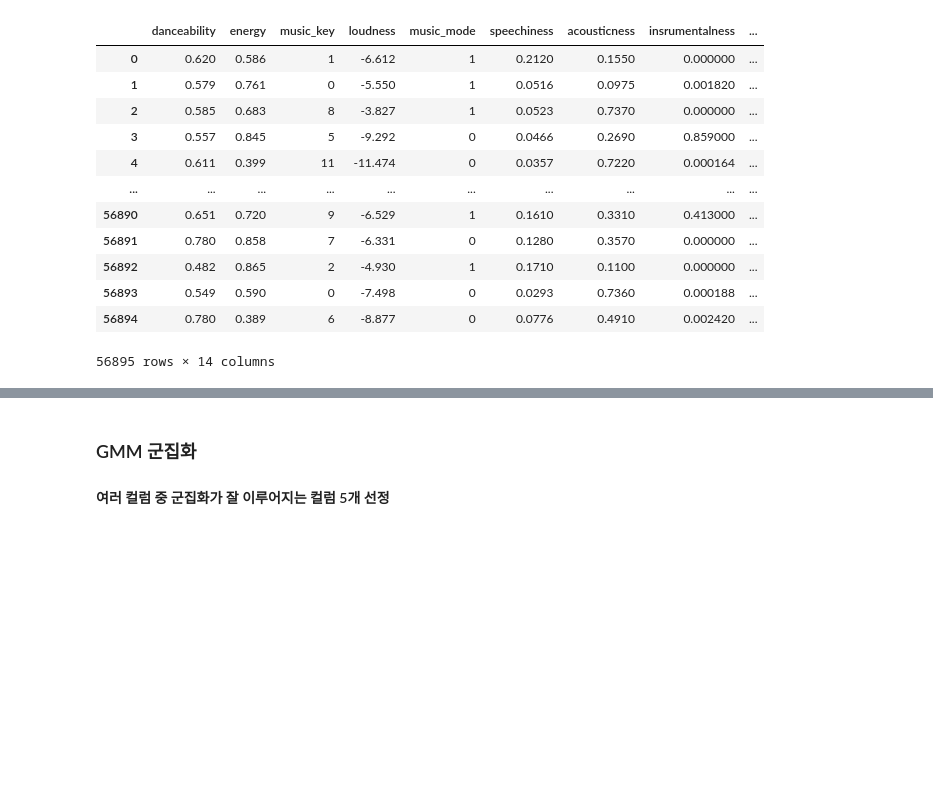
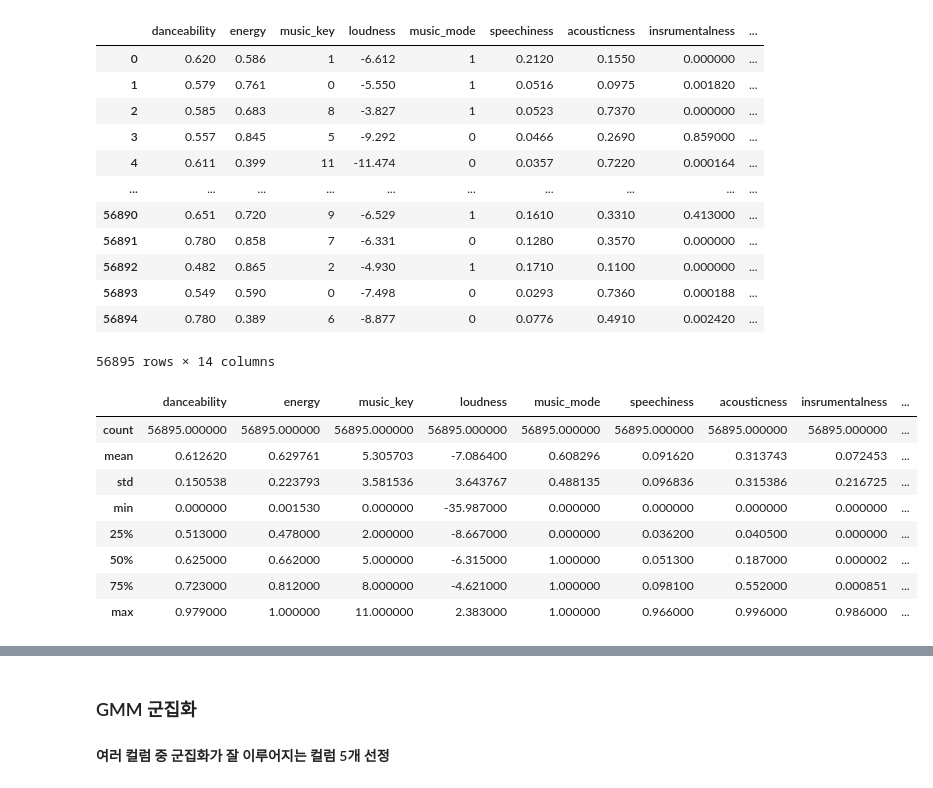
Before and after one commit to YOOHYUNJUNE/music_rec_GMM, a Jupyter notebook: code.ipynb, the cells around one changed output, grey strips where cells are left out. Cells and saved outputs as stored; diff of their text form; code cells hidden in the pictures; blank space fills up the shorter version.

```diff
--- a/code.ipynb
+++ b/code.ipynb
@@ -27,3 +27,15 @@ df
 | 56893 | 0.549 | 0.590 | 0 | -7.498 | 0 | 0.0293 | 0.7360 | 0.000188 | ... |
 | 56894 | 0.780 | 0.389 | 6 | -8.877 | 0 | 0.0776 | 0.4910 | 0.002420 | ... |
 56895 rows × 14 columns
+# %%
+df.describe()
+# %% [output]
+|  | danceability | energy | music_key | loudness | music_mode | speechiness | acousticness | insrumentalness | ... |
+| count | 56895.000000 | 56895.000000 | 56895.000000 | 56895.000000 | 56895.000000 | 56895.000000 | 56895.000000 | 56895.000000 | ... |
+| mean | 0.612620 | 0.629761 | 5.305703 | -7.086400 | 0.608296 | 0.091620 | 0.313743 | 0.072453 | ... |
+| std | 0.150538 | 0.223793 | 3.581536 | 3.643767 | 0.488135 | 0.096836 | 0.315386 | 0.216725 | ... |
+| min | 0.000000 | 0.001530 | 0.000000 | -35.987000 | 0.000000 | 0.000000 | 0.000000 | 0.000000 | ... |
+| 25% | 0.513000 | 0.478000 | 2.000000 | -8.667000 | 0.000000 | 0.036200 | 0.040500 | 0.000000 | ... |
+| 50% | 0.625000 | 0.662000 | 5.000000 | -6.315000 | 1.000000 | 0.051300 | 0.187000 | 0.000002 | ... |
+| 75% | 0.723000 | 0.812000 | 8.000000 | -4.621000 | 1.000000 | 0.098100 | 0.552000 | 0.000851 | ... |
+| max | 0.979000 | 1.000000 | 11.000000 | 2.383000 | 1.000000 | 0.966000 | 0.996000 | 0.986000 | ... |
```
Also changed, not shown: parts of 12 cells of this notebook.
